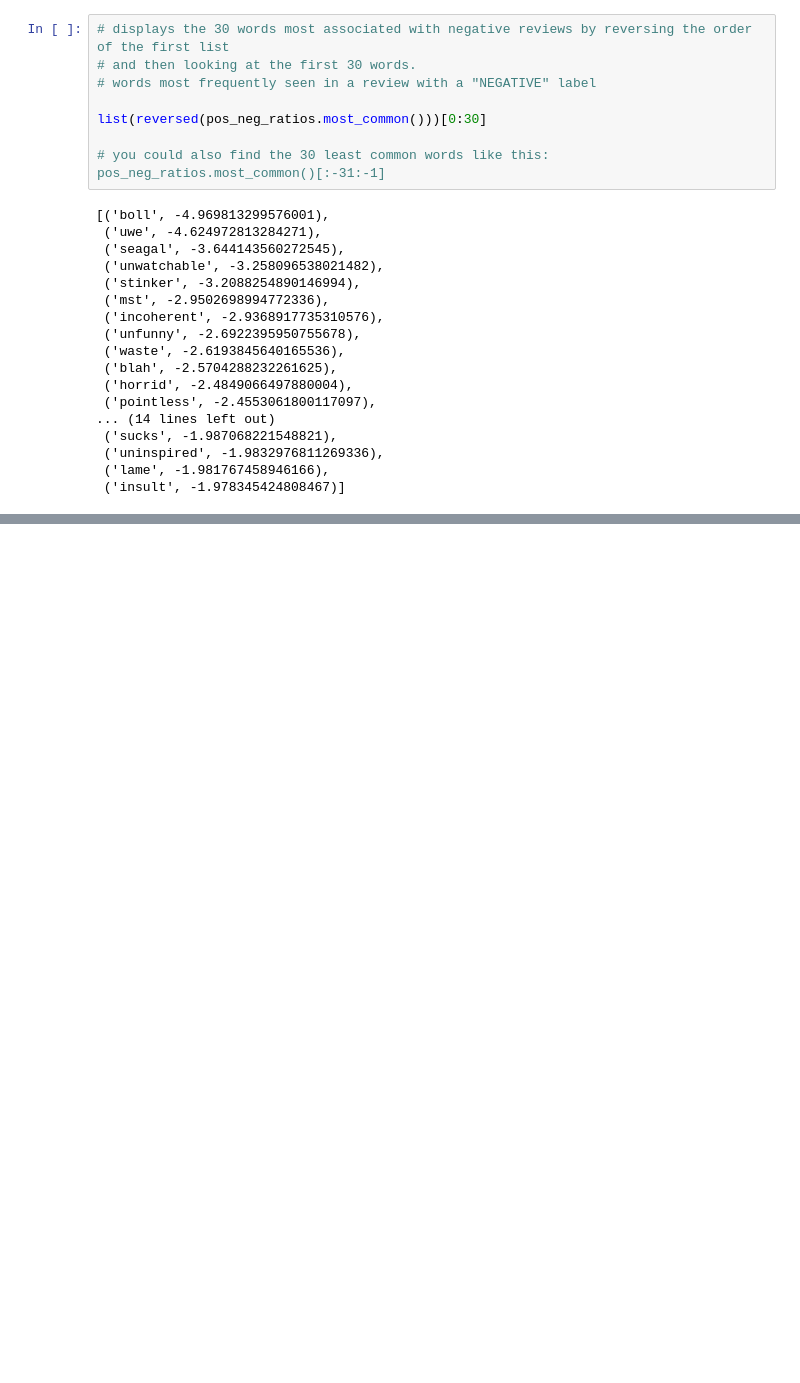
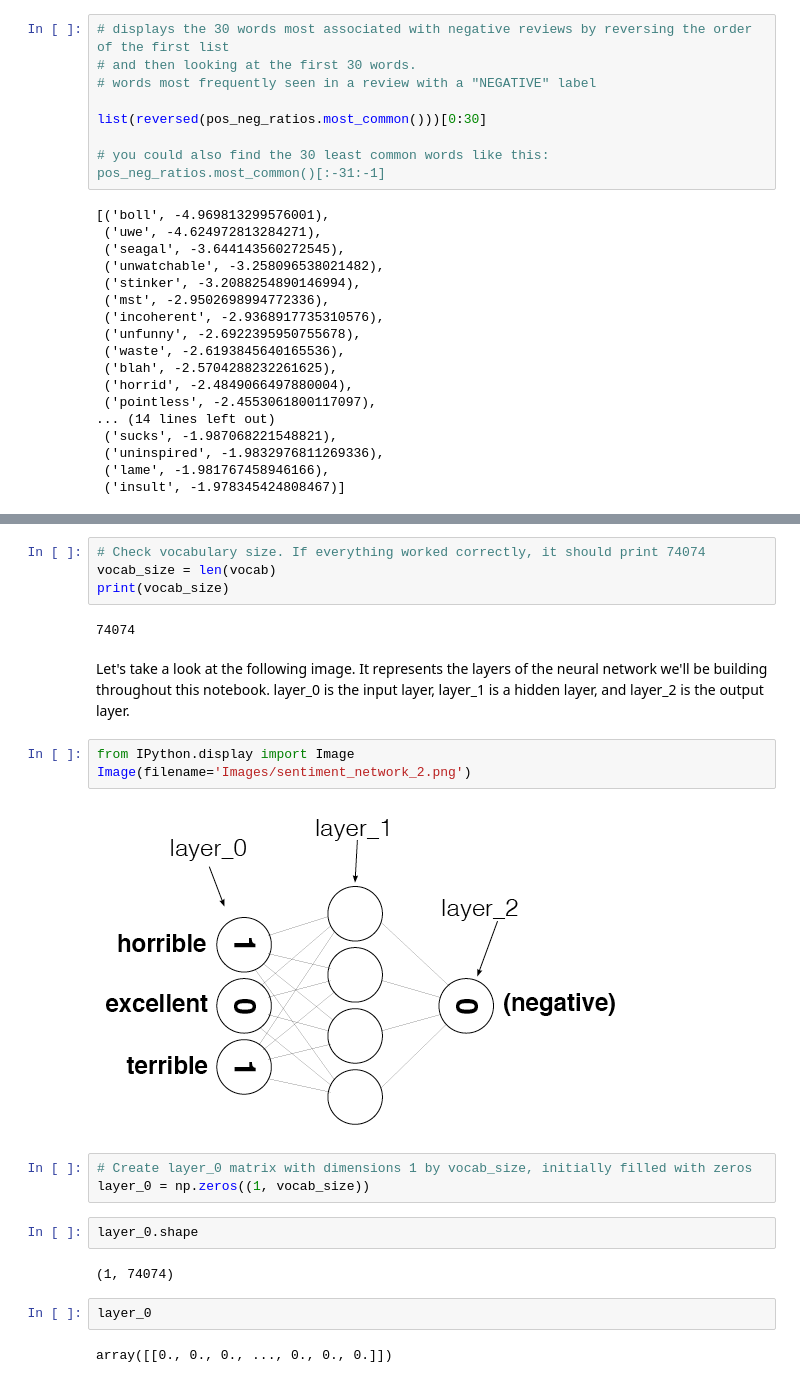
Before and after one commit to adityasaxena26/Sentiment-Network, a Jupyter notebook: sentiment_classification.ipynb, the cells around one changed output, grey strips where cells are left out. Saved outputs shown, nothing was run; the diff lists cells and outputs as text; blank space fills up the shorter version.

```diff
--- a/sentiment_classification.ipynb
+++ b/sentiment_classification.ipynb
@@ -244,0 +286,24 @@ list(reversed(pos_neg_ratios.most_common()))[0:30]
+# %%
+# Check vocabulary size. If everything worked correctly, it should print 74074
+vocab_size = len(vocab)
+print(vocab_size)
+# %% [output]
+74074
+# %% [markdown]
+Let's take a look at the following image. It represents the layers of the neural network we'll be building throughout this notebook. layer_0 is the input layer, layer_1 is a hidden layer, and layer_2 is the output layer.
+# %%
+from IPython.display import Image
+Image(filename='Images/sentiment_network_2.png')
+# %% [output]
+[figure, added]
+# %%
+# Create layer_0 matrix with dimensions 1 by vocab_size, initially filled with zeros
+layer_0 = np.zeros((1, vocab_size))
+# %%
+layer_0.shape
+# %% [output]
+(1, 74074)
+# %%
+layer_0
+# %% [output]
+array([[0., 0., 0., ..., 0., 0., 0.]])
```
Also changed, not shown: parts of 16 cells of this notebook.
